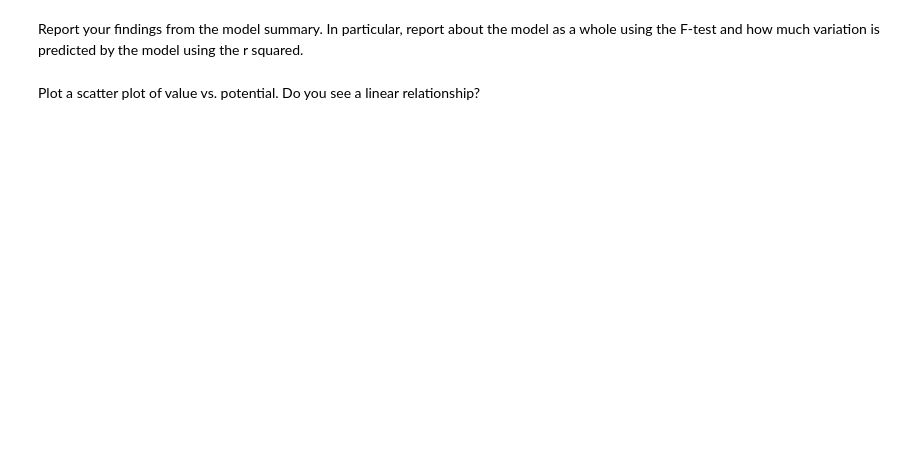
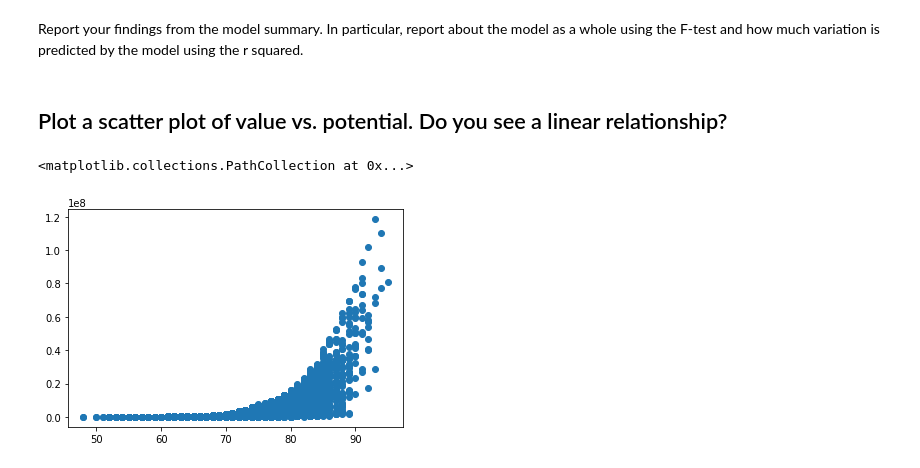
Before and after one commit to carlosmd14/datamad0119, a Jupyter notebook: module-2/lab-correlation-tests-with-scipy/your-code/main.ipynb, the cells around one changed output. Drawn from its saved outputs; the diff is of its cells as text; code cells hidden in the pictures; blank space fills up the shorter version.

```diff
--- a/module-2/lab-correlation-tests-with-scipy/your-code/main.ipynb
+++ b/module-2/lab-correlation-tests-with-scipy/your-code/main.ipynb
@@ -27,0 +36,6 @@ Player's values are expressed in millions of euros. We would like this column to
+# %%
+# Your code here:
+
+fifa['ValueNumeric'] = [float(e.strip('€ K'))*1000 if e.endswith('K') else float(e.strip('€ M'))*1000000
+                        for e in fifa['Value'] ]
+fifa.head()
@@ -35,0 +56,11 @@ Hint: For columns that have a space in their name, it is best to refer to the co
+# %%
+# Your code here:
+
+import statsmodels.api as sm
+from statsmodels.formula.api import ols
+
+fifa=fifa.rename(columns={'Preferred Foot':'Foot'})
+
+model = ols('ValueNumeric ~ Foot + C(Position)', data=fifa).fit()
+anova_table = sm.stats.anova_lm(model, typ=2)
+anova_table
@@ -53,0 +121,3 @@ We'll start by ensuring there are no missing values. Examine all variables for a
+# %%
+fifa.dropna(inplace=True)
+fifa.isnull().sum()
@@ -70,6 +212,11 @@ Report your findings from the model summary. In particular, report about the mod
 # %%
 # Your conclusions here:
 # %% [markdown]
-Plot a scatter plot of value vs. potential. Do you see a linear relationship?
+## Plot a scatter plot of value vs. potential. Do you see a linear relationship?
 # %%
 # Your code here:
+
+plt.scatter(fifa.Potential,fifa.ValueNumeric)
+# %% [output]
+<matplotlib.collections.PathCollection at 0x...>
+[figure, added]
```
Also changed, not shown: parts of 18 cells of this notebook.
